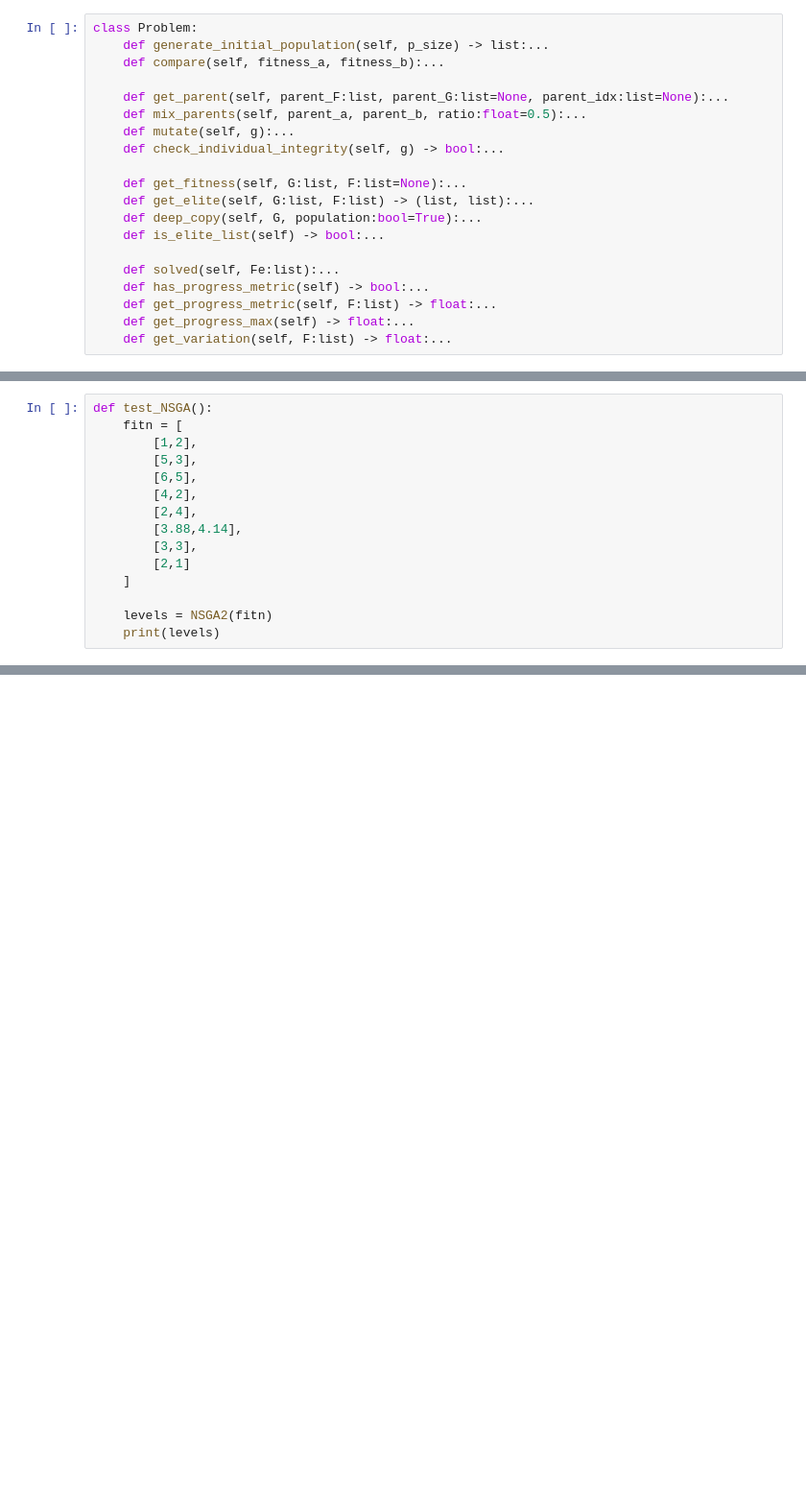
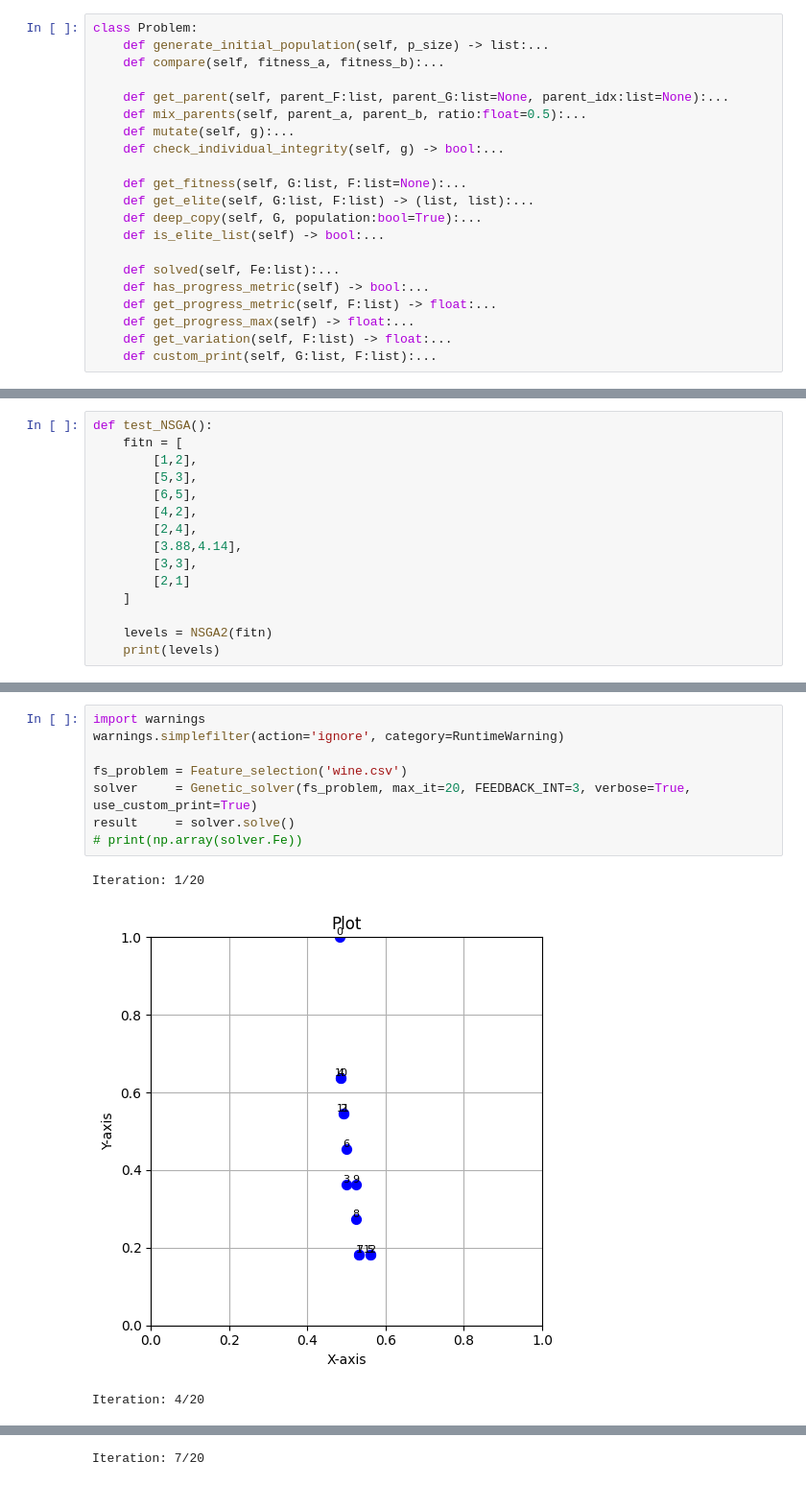
Before and after one commit to DavidParedes2021/Optimization, a Jupyter notebook: Feature Selection/Feature selection.ipynb, the cells around one changed output, grey strips where cells are left out. Shown: that part at 96% size. Cells and saved outputs as stored; diff of their text form; blank space fills up the shorter version.

```diff
--- a/Feature Selection/Feature selection.ipynb
+++ b/Feature Selection/Feature selection.ipynb
@@ -117,6 +122,7 @@ class Problem:
 	def get_progress_metric(self, F:list) -> float:...
 	def get_progress_max(self) -> float:...
 	def get_variation(self, F:list) -> float:...
+	def custom_print(self, G:list, F:list):...
 # %%
 from time import sleep
 
@@ -341,0 +547,12 @@ def test_NSGA():
+# %%
+import warnings
+warnings.simplefilter(action='ignore', category=RuntimeWarning)
+
+fs_problem = Feature_selection('wine.csv')
+solver     = Genetic_solver(fs_problem, max_it=20, FEEDBACK_INT=3, verbose=True, use_custom_print=True)
+result     = solver.solve()
+# print(np.array(solver.Fe))
+# %% [output]
+Iteration: 1/20
+[figure, added]
+Iteration: 4/20
@@ -341,0 +560 @@ def test_NSGA():
+Iteration: 7/20
```
Also changed, not shown: parts of 7 cells of this notebook.
